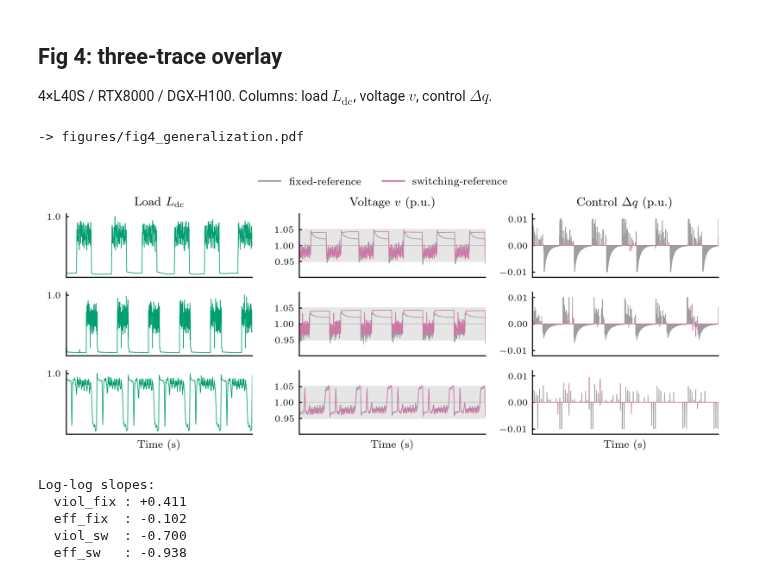
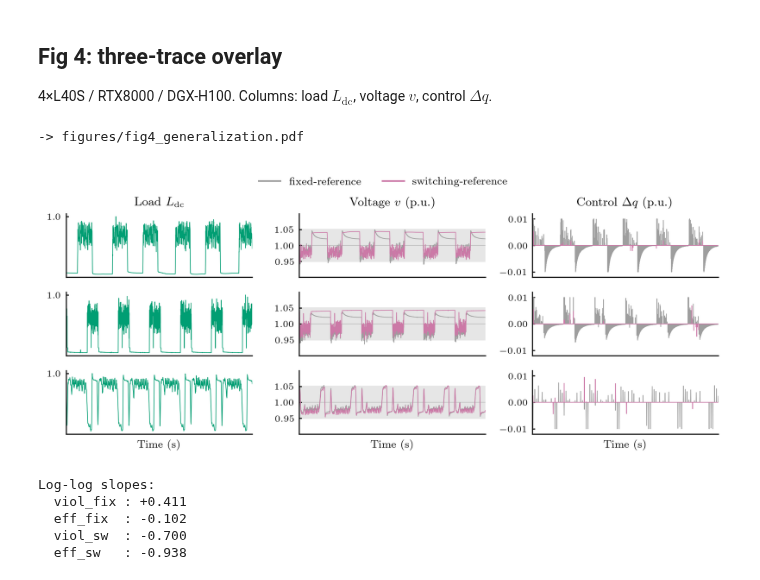
Before and after one commit to yan-mingyuan/switchref, a Jupyter notebook: main.ipynb, the cells around one changed output. Cells and saved outputs as stored; diff of their text form; code cells hidden in the pictures.

Commit message:
Fig 4: per-trace window phase tuning (DGX-H100 starts just after its gap)

```diff
--- a/main.ipynb
+++ b/main.ipynb
@@ -213,25 +213,44 @@ for r, (name, cyc, t0) in enumerate(EXPS_FIG4):
     ds = loaders[name](setup_common())     # recover this trace's load L_dc
     tV = np.arange(len(Vs)) * DT
     tq = np.arange(len(dQs)) * DT
-    # Crop to exactly N_CYC cycles, phase-aligned across rows: detect the
-    # compute-phase troughs of the fixed-reference voltage and window from the
-    # first trough at/after t0 to the trough N_CYC cycles later, so every row
-    # shows the same number of cycles starting at the same phase.
-    troughs, _ = find_peaks(-Vf[:, BUS], distance=int(0.6 * cyc / DT))
-    troughs = troughs[tV[troughs] >= t0]
-    tA, tB = tV[troughs[0]], tV[troughs[N_CYC]]
+    tP = ds['t_pwr']
+    P = -np.asarray(ds['pwr_pwr'])          # positive data center load
+    # Crop to exactly N_CYC cycles. Most traces align to the compute-phase
+    # troughs of the fixed-reference voltage (which tracks the load cycle). The
+    # DGX-H100 trace's brief, irregular dips make that landing point awkward, so
+    # for it we start at the high (compute) plateau just after the load minimum:
+    # from each load trough, advance to the first >=80%-of-range point.
+    if name == 'DGX-H100':
+        dt_pwr = float(tP[1] - tP[0])
+        troughs, _ = find_peaks(-P, distance=int(0.6 * cyc / dt_pwr))
+        troughs = troughs[tP[troughs] >= t0]
+        hi = np.percentile(P, 5) + 0.8 * (np.percentile(P, 95) - np.percentile(P, 5))
+        iA, iB = troughs[0], troughs[N_CYC]
+        while iA < len(P) - 1 and P[iA] < hi:
+            iA += 1
+        while iB < len(P) - 1 and P[iB] < hi:
+            iB += 1
+        tA, tB = tP[iA], tP[iB]
+    else:
+        troughs, _ = find_peaks(-Vf[:, BUS], distance=int(0.6 * cyc / DT))
+        troughs = troughs[tV[troughs] >= t0]
+        tA, tB = tV[troughs[0]], tV[troughs[N_CYC]]
+    # Fine per-trace phase nudge (fraction of a cycle): start L40S/RTX8000 a
+    # touch earlier and DGX-H100 a bit later, for a cleaner cycle start. Shifts
+    # both ends equally so the window still spans exactly N_CYC cycles.
+    dShift = {'4xL40S': -0.03, 'RTX8000': -0.03, 'DGX-H100': 0.16}.get(name, 0.0) * cyc
+    tA += dShift
+    tB += dShift
     mV = (tV >= tA) & (tV <= tB)
     mq = (tq >= tA) & (tq <= tB)
+    mP = (tP >= tA) & (tP <= tB)
 
     axP, axV, axQ = axes[r, 0], axes[r, 1], axes[r, 2]
 
-    # Column 1: the data center load L_dc that drives the disturbance -- the same
+    # Column 1: the data center load that drives the disturbance -- the same
     # input seen by both controllers, hence a single curve. Cropped to the same
     # [tA, tB] window and min-max normalized within it so each trace's two-phase
     # cycle shape is comparable regardless of absolute scale.
-    tP = ds['t_pwr']
-    P = -np.asarray(ds['pwr_pwr'])         # back to positive load
-    mP = (tP >= tA) & (tP <= tB)
     Pw = P[mP]
     Pw = (Pw - Pw.min()) / (Pw.max() - Pw.min() + 1e-12)
     axP.plot(tP[mP] - tA, Pw, color=C_PWR, lw=0.5)
@@ -248,34 +267,34 @@ for r, (name, cyc, t0) in enumerate(EXPS_FIG4):
     axQ.plot(tq[mq] - tA, dQf[mq, BUS], color=C_FIX, lw=0.5)
     axQ.plot(tq[mq] - tA, dQs[mq, BUS], color=C_SW,  lw=0.5)
     axQ.set_ylim(-0.012, 0.012); axQ.set_yticks([-0.01, 0.0, 0.01])
 
     if r == 0:
         axP.set_title(r'Load $L_{\mathrm{dc}}$', fontsize=9)
         axV.set_title(r'Voltage $v$ (p.u.)', fontsize=9)
         axQ.set_title(r'Control $\Delta q$ (p.u.)', fontsize=9)
     for ax in (axP, axV, axQ):
         ax.set_xlim(0, tB - tA)
         ax.tick_params(labelsize=7, direction='in', length=2.0)
         ax.set_xticks([])
         ax.spines[['top', 'right']].set_visible(False)
         if r == len(EXPS_FIG4) - 1:
             ax.set_xlabel('Time (s)', fontsize=8)
 
 from matplotlib.lines import Line2D
 handles = [Line2D([0], [0], color=C_FIX, lw=1.2),
            Line2D([0], [0], color=C_SW,  lw=1.2)]
 fig.legend(handles, ['fixed-reference', 'switching-reference'],
            loc='upper center', ncol=2, fontsize=8, frameon=False,
            bbox_to_anchor=(0.5, 1.02))
 fig.tight_layout(rect=[0, 0, 1, 0.97])
 
 out_fig4 = FIG_DIR / 'fig4_generalization.pdf'
 fig.savefig(out_fig4, format='pdf', bbox_inches='tight', pad_inches=0.02)
 print('-> figures/fig4_generalization.pdf')
 plt.show()
 # %% [output]
 -> figures/fig4_generalization.pdf
-[figure, old version]
+[figure, new version]
 # %%
 Ts = np.array([r['cycle_s'] for r in table_rows], dtype=float)
 viol_fix = np.array([r['fix_viol'] for r in table_rows])
```
Also changed, not shown: 1 other file.
